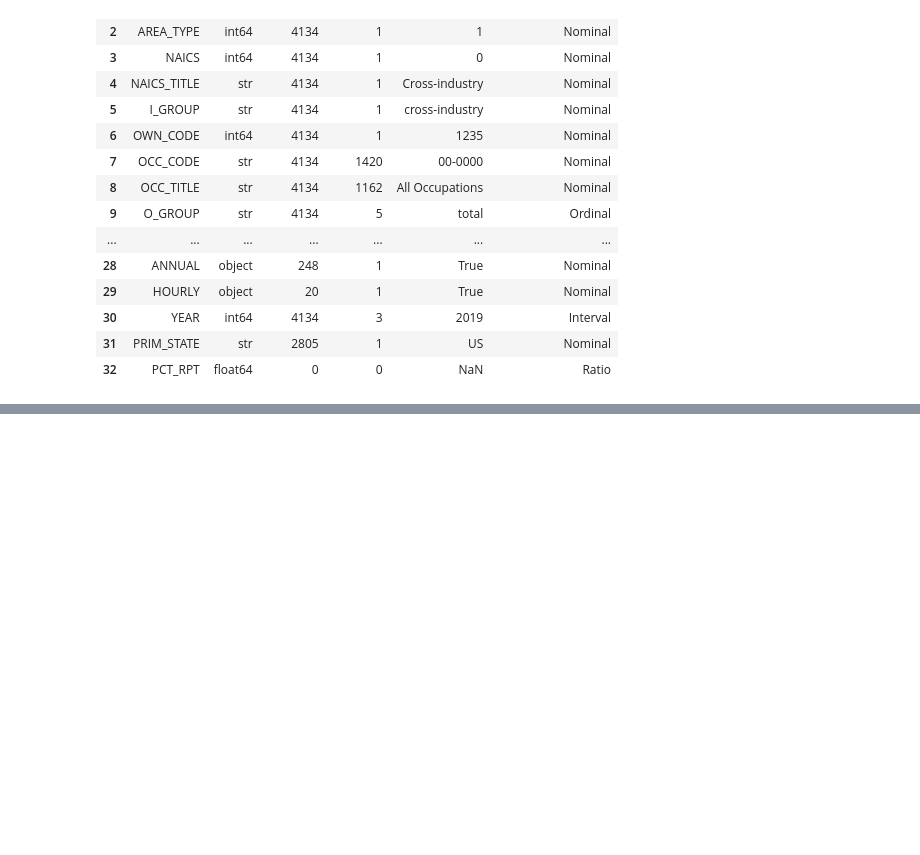
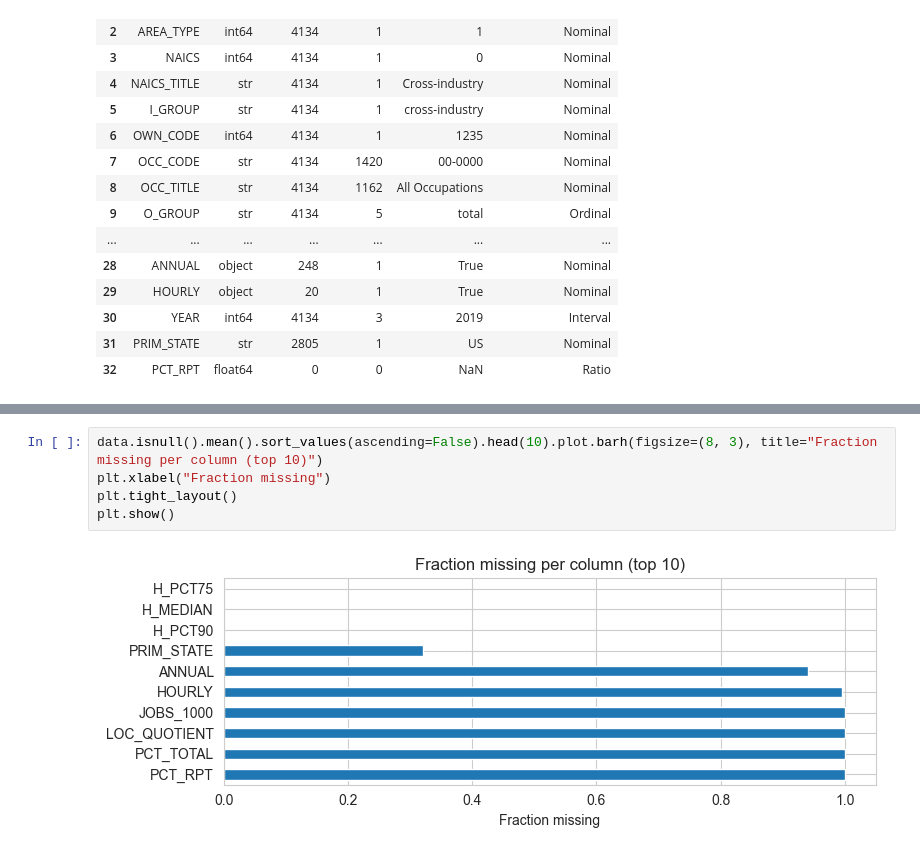
Before and after one commit to axtex/255-AI, a Jupyter notebook: notebooks/eda/01_bls.ipynb, the cells around one changed output, grey strips where cells are left out. Cells and saved outputs as stored; diff of their text form; blank space fills up the shorter version.

Commit message:
doc(eda>bls): Add Phase 2: Data Quality Assessment

```diff
--- a/notebooks/eda/01_bls.ipynb
+++ b/notebooks/eda/01_bls.ipynb
@@ -157,0 +237,7 @@ variable_catalog
+# %%
+data.isnull().mean().sort_values(ascending=False).head(10).plot.barh(figsize=(8, 3), title="Fraction missing per column (top 10)")
+plt.xlabel("Fraction missing")
+plt.tight_layout()
+plt.show()
+# %% [output]
+[figure, added]
```
Also changed, not shown: parts of 16 cells of this notebook.
